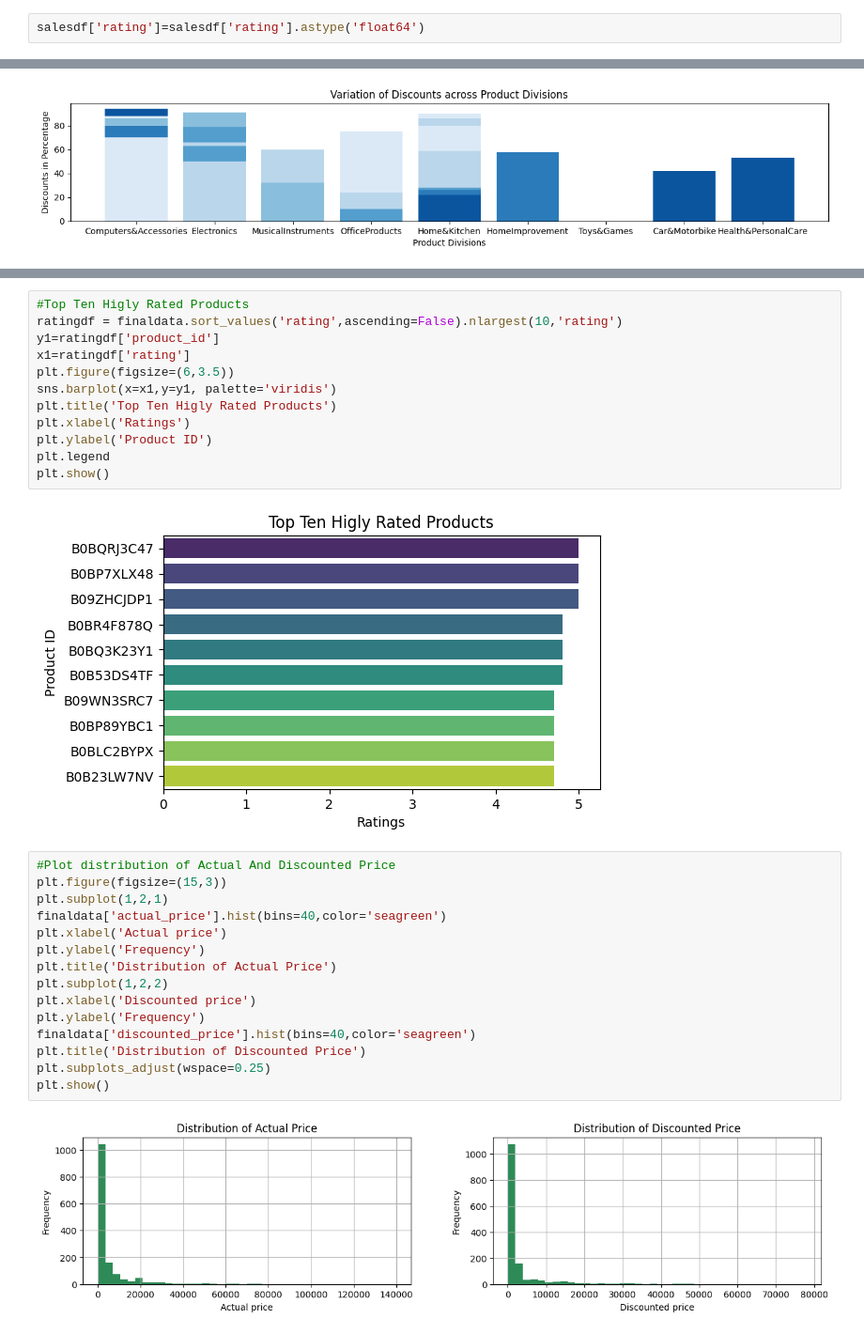
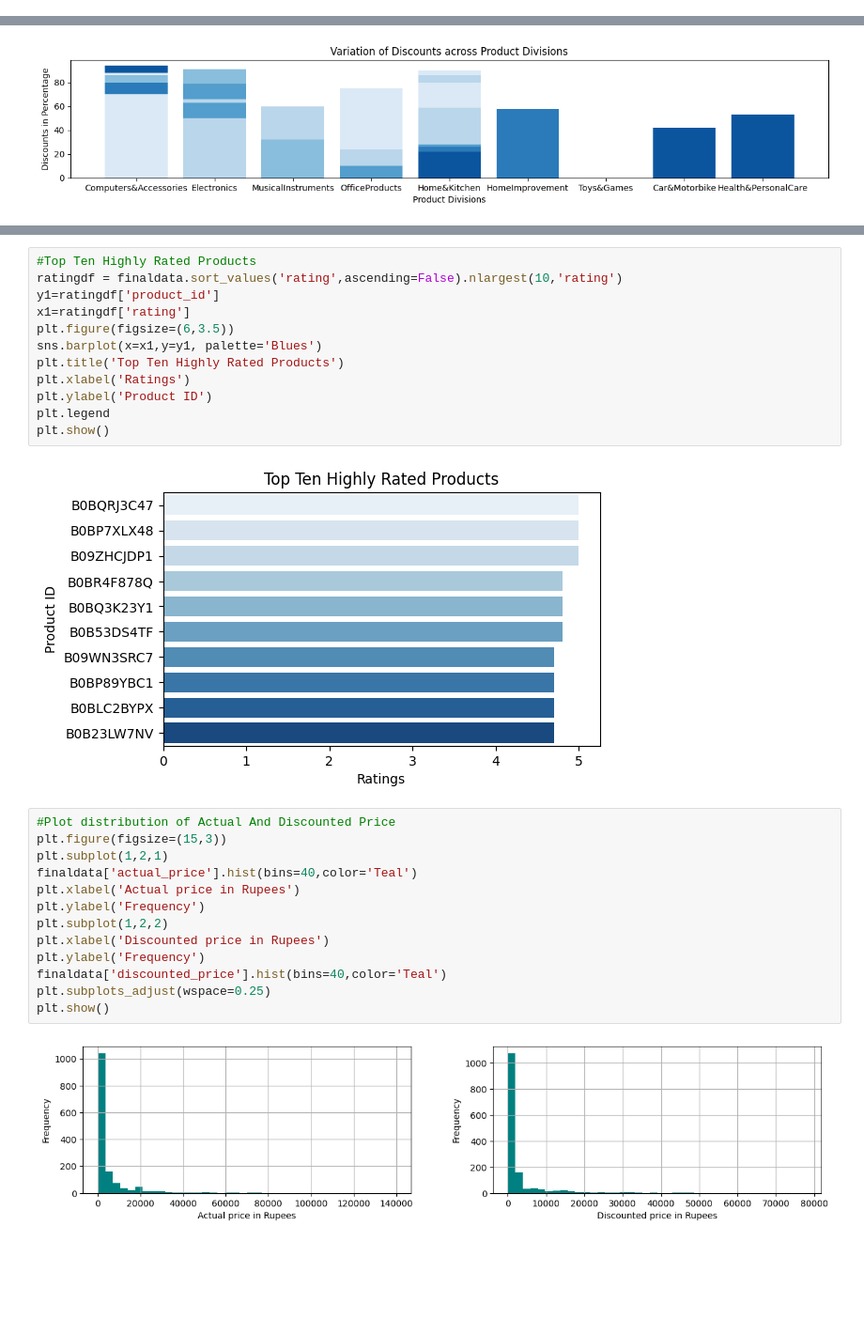
Before and after one commit to jeevithavijaykumar/Exploratory_data_analysis_using_pandas, a Jupyter notebook: AmazonSalesData.ipynb, the cells around one changed output, grey strips where cells are left out. Shown: that part at 94% size. Drawn from its saved outputs; the diff is of its cells as text; blank space fills up the shorter version.

```diff
--- a/AmazonSalesData.ipynb
+++ b/AmazonSalesData.ipynb
@@ -62,5 +76,3 @@ salesdf['rating_count']=salesdf['rating_count'].str.replace(',','')
 salesdf['discounted_price'] =salesdf['discounted_price'].astype('float64')
 salesdf['actual_price']=salesdf['actual_price'].astype('float64')
 salesdf['discount_percentage']=salesdf['discount_percentage'].astype('float64')
-# %%
-salesdf['rating']=salesdf['rating'].astype('float64')
@@ -129,31 +139,29 @@ plt.show()
 # %%
-#Top Ten Higly Rated Products
+#Top Ten Highly Rated Products
 ratingdf = finaldata.sort_values('rating',ascending=False).nlargest(10,'rating')
 y1=ratingdf['product_id']
 x1=ratingdf['rating']
 plt.figure(figsize=(6,3.5))
-sns.barplot(x=x1,y=y1, palette='viridis')
-plt.title('Top Ten Higly Rated Products')
+sns.barplot(x=x1,y=y1, palette='Blues')
+plt.title('Top Ten Highly Rated Products')
 plt.xlabel('Ratings')
 plt.ylabel('Product ID')
 plt.legend
 plt.show()
 # %% [output]
-[figure, old version]
+[figure, new version]
 # %%
 #Plot distribution of Actual And Discounted Price
 plt.figure(figsize=(15,3))
 plt.subplot(1,2,1)
-finaldata['actual_price'].hist(bins=40,color='seagreen')
-plt.xlabel('Actual price')
+finaldata['actual_price'].hist(bins=40,color='Teal')
+plt.xlabel('Actual price in Rupees')
 plt.ylabel('Frequency')
-plt.title('Distribution of Actual Price')
 plt.subplot(1,2,2)
-plt.xlabel('Discounted price')
+plt.xlabel('Discounted price in Rupees')
 plt.ylabel('Frequency')
-finaldata['discounted_price'].hist(bins=40,color='seagreen')
-plt.title('Distribution of Discounted Price')
+finaldata['discounted_price'].hist(bins=40,color='Teal')
 plt.subplots_adjust(wspace=0.25)
 plt.show()
 # %% [output]
-[figure, old version]
+[figure, new version]
```
Also changed, not shown: parts of 4 cells of this notebook.
